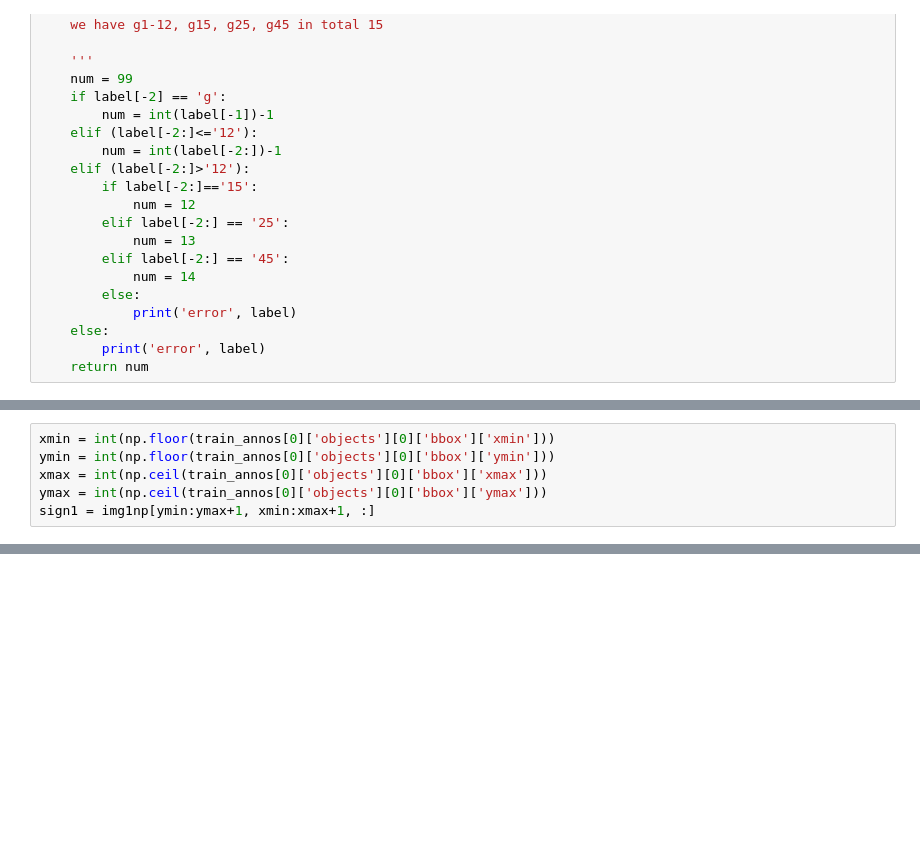
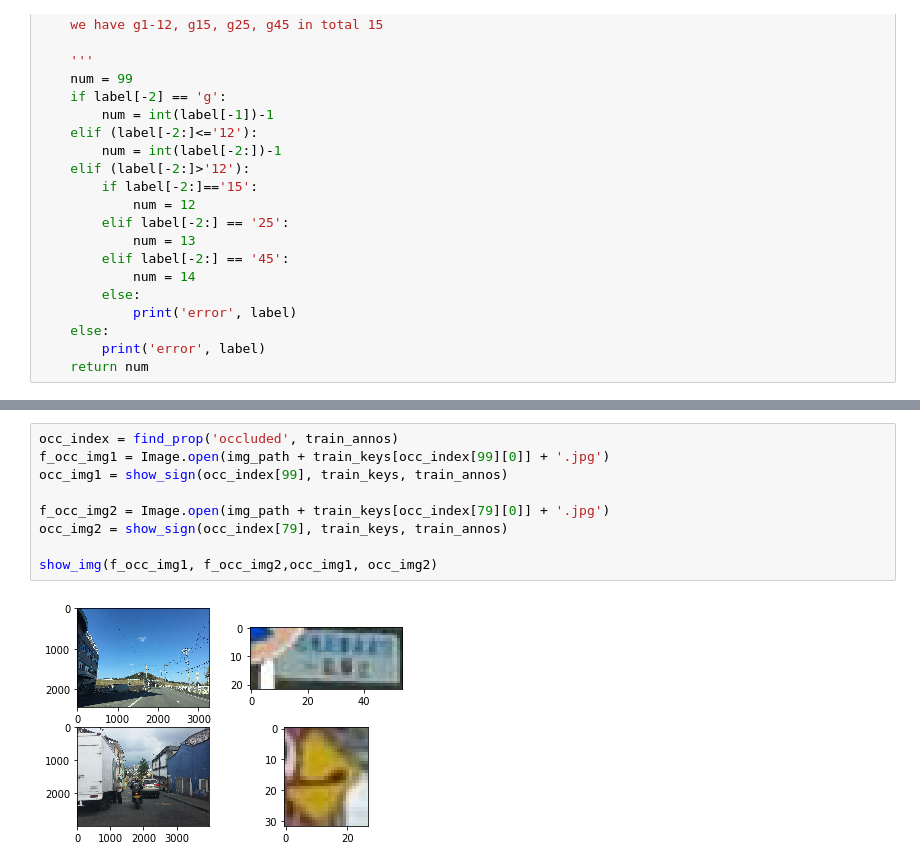
Before and after one commit to curlyyue/uncertainty-quantification, a Jupyter notebook: dataset_analyze/property_distr.ipynb, the cells around one changed output, grey strips where cells are left out. Drawn from its saved outputs; the diff is of its cells as text; blank space fills up the shorter version.

```diff
--- a/dataset_analyze/property_distr.ipynb
+++ b/dataset_analyze/property_distr.ipynb
@@ -593,6 +101,0 @@ imgnp <class 'numpy.ndarray'>
-# %%
-xmin = int(np.floor(train_annos[0]['objects'][0]['bbox']['xmin']))
-ymin = int(np.floor(train_annos[0]['objects'][0]['bbox']['ymin']))
-xmax = int(np.ceil(train_annos[0]['objects'][0]['bbox']['xmax']))
-ymax = int(np.ceil(train_annos[0]['objects'][0]['bbox']['ymax']))
-sign1 = img1np[ymin:ymax+1, xmin:xmax+1, :]
@@ -699,0 +302,11 @@ label.to_csv('/lab/project-1/train_label.csv', encoding='utf-8')
+# %%
+occ_index = find_prop('occluded', train_annos)
+f_occ_img1 = Image.open(img_path + train_keys[occ_index[99][0]] + '.jpg')
+occ_img1 = show_sign(occ_index[99], train_keys, train_annos)
+
+f_occ_img2 = Image.open(img_path + train_keys[occ_index[79][0]] + '.jpg')
+occ_img2 = show_sign(occ_index[79], train_keys, train_annos)
+
+show_img(f_occ_img1, f_occ_img2,occ_img1, occ_img2)
+# %% [output]
+[figure, added]
```
Also changed, not shown: parts of 61 cells of this notebook.
